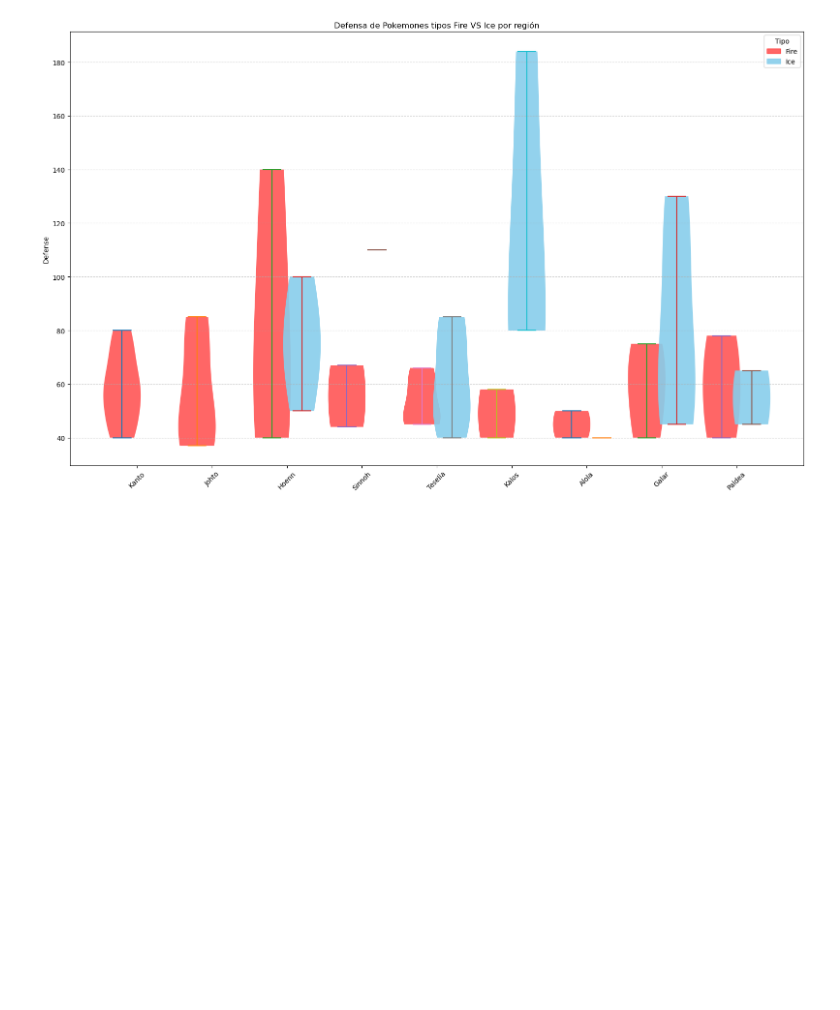
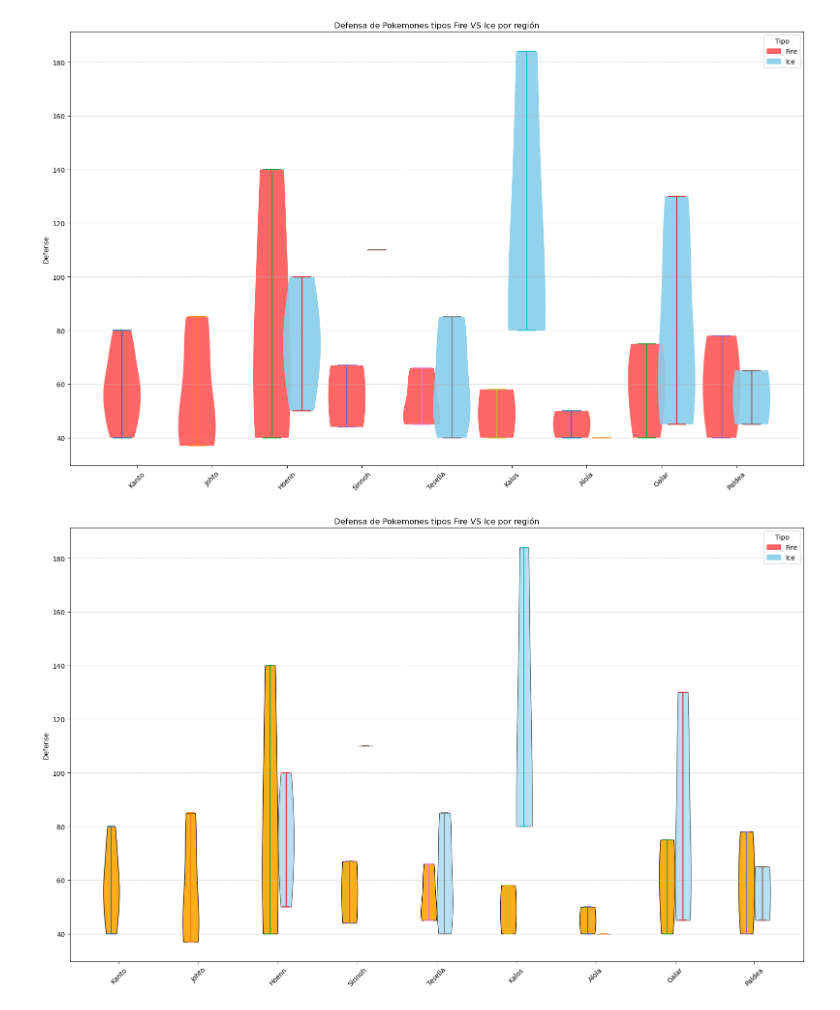
Before and after one commit to ArmandoTrapaga/Induccion, a Jupyter notebook: Dataframes.ipynb, the cells around one changed output. Saved outputs shown, nothing was run; the diff lists cells and outputs as text; code cells hidden in the pictures; blank space fills up the shorter version.

```diff
--- a/Dataframes.ipynb
+++ b/Dataframes.ipynb
@@ -643,7 +646,8 @@ regiones_dict = { # Diccionario de las regiones
 # %%
 generaciones = pokemons_aptos.Generation.to_list()
 nueva_col = [regiones_dict[generacion] for generacion in generaciones]
-pokemons_aptos['Region'] = nueva_col
+# Solo aparece un warning pero cuando vayas a generar nuevas columnas usa .loc[:,columna]
+pokemons_aptos.loc[:,'Region'] = nueva_col
 # %% [markdown]
 ### Attempt 2
 ---> Opción *B*
@@ -660,4 +664,5 @@ for ind, gen in data.Generation.items():
 ---> Opción *C*
 > Se crea una nueva columna con los *value* del diccionario de cada campo *Generation*, elemento por elemento
 # %%
-pokemons_aptos.loc[:, "Region"] = pokemons_aptos["Generation"].map(regiones_dict)
+# Perfecto
+pokemons_aptos["Region"] = pokemons_aptos["Generation"].map(regiones_dict)
@@ -685,6 +677,10 @@ pokemons_aptos
 # %%
 pokemons_fire = pokemons_aptos[pokemons_aptos.Type1 == 'Fire']
 pokemons_ice = pokemons_aptos[pokemons_aptos.Type1 == 'Ice']
+# Esto es totalmente a gusto del usuario y muchos no les parece bien pero puedes asignar dos variables al mismo tiempo
+pokemons_fire,pokemons_ice = pokemons_aptos[pokemons_aptos.Type1 == "Fire"], pokemons_aptos[pokemons_aptos.Type1 == "Ice"]
 
-pokemons_fire
-pokemons_ice
+# Pero en general te recomiendo que no separes tu dataframe y solo accedas a campos especificos con .loc
+# Puedes filtrar por mas de una condicion dentro del .loc con esta sintaxis: .loc[(condicion1)&(condicion2)]
+# En todo caso si vas a hacer subsets de dataframes, general la variable solo con las columnas que te sean utiles
+graph_data = data.loc[(data.Type2.isna())&(data.Type1.isin(["Fire","Ice"])),["Defense","Type1","Generation"]]
@@ -765,3 +745,55 @@ plt.tight_layout()
 plt.show()
 # %% [output]
 [figure]
+# %%
+import matplotlib.pyplot as plt
+import pandas as pd
+import numpy as np
+
+data = pd.read_csv("Data/Pokemon.csv", index_col=0, na_values=[" "])
+# Como te decia mejor definir un solo subset con todos los datos que necesites para tu dataframe, o solo seleccionarlos al correr el grafico
+data = data.loc[(data.Type2.isna()) & (data.Type1.isin(["Fire", "Ice"])), ["Defense", "Type1", "Generation"]]
+data["Region"] = data.Generation.map(regiones_dict)
+
+# Orden de regiones
+#orden_regiones = list(regiones_dict.values())
+
+# Cuando necesitas hacer plots mas complejos lo mejor es usar subplots para poder modificar de manera mas comodo cosas como la posicion y los labels
+fig, ax = plt.subplots(figsize=(16,10))
+positions = []
+labels = []
+colores = {'Fire': 'orange', 'Ice': 'skyblue'}
+#ancho = 0.3
+
+for i, region in regiones_dict.items():
+    for j, tipo in enumerate(["Fire", "Ice"]):
+        subset = data[(data.Region == region) & (data.Type1 == tipo)].Defense.dropna()
+        if not subset.empty:
+            # La posicion depende de tipo y la region
+            pos = (i-1) + (j - 0.5) * 0.2
+            # Cada plot es un violin
+            vp = ax.violinplot(subset, positions=[pos], widths=0.2)
+            for body in vp['bodies']:
+                body.set_facecolor(colores[tipo])
+                body.set_edgecolor('black')
+                # Puedes meter concionales para definir valores en parametros como todo un psicopata, como yo :3
+                body.set_alpha(0.9 if tipo == "Fire" else 0.6)
+
+# Para definir los labels en x solo neecesitas pasar una lista con las posiciones
+ax.set_xticks([gen - 1 for gen in regiones_dict.keys()])
+# y otra con los nombres, aqui es donde puedes definir la rotacion
+ax.set_xticklabels(list(regiones_dict.values()), rotation=45)
+ax.set_title('Defensa de Pokemones tipos Fire VS Ice por región')
+ax.set_ylabel('Defense')
+ax.grid(axis='y', linestyle='--', alpha=0.6)
+
+# la leyenda si es manual unu
+leyenda = [
+    mpatches.Patch(color='red', alpha=0.6, label='Fire'),
+    mpatches.Patch(color='skyblue', alpha=0.9, label='Ice')
+]
+plt.legend(handles=leyenda, title='Tipo', loc='upper right')
+plt.tight_layout()
+plt.show()
+# %% [output]
+[figure, added]
```
Also changed, not shown: parts of 7 cells of this notebook.
